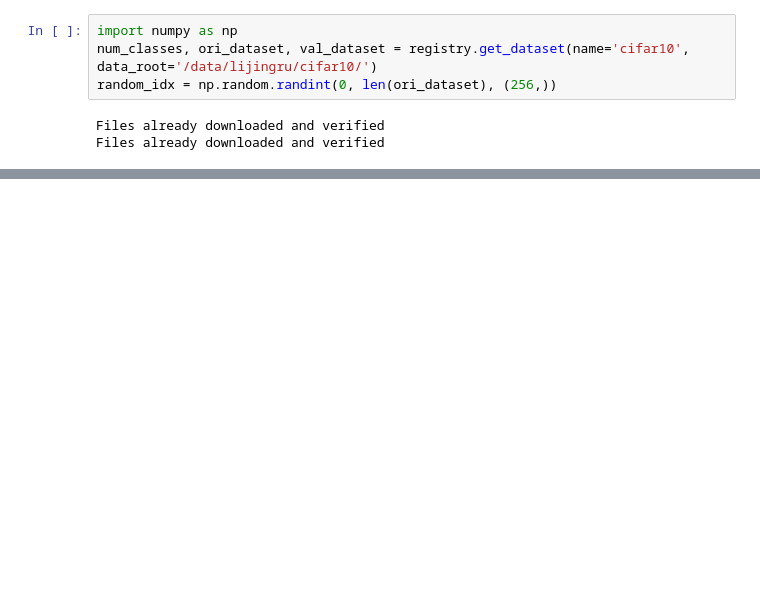
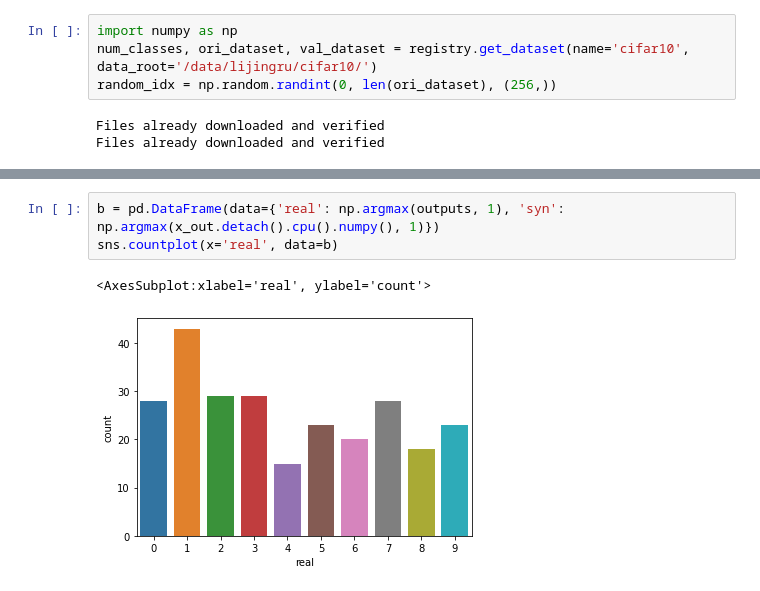
Before and after one commit to ljrprocc/DataFree, a Jupyter notebook: notebooks/Distribution_analysis.ipynb, the cells around one changed output, grey strips where cells are left out. Cells and saved outputs as stored; diff of their text form; blank space fills up the shorter version.

```diff
--- a/notebooks/Distribution_analysis.ipynb
+++ b/notebooks/Distribution_analysis.ipynb
@@ -66,0 +182,6 @@ for idx in random_idx:
+# %%
+b = pd.DataFrame(data={'real': np.argmax(outputs, 1), 'syn': np.argmax(x_out.detach().cpu().numpy(), 1)})
+sns.countplot(x='real', data=b)
+# %% [output]
+<AxesSubplot:xlabel='real', ylabel='count'>
+[figure, added]
```
Also changed, not shown: parts of 26 cells of this notebook, 7 other files.
